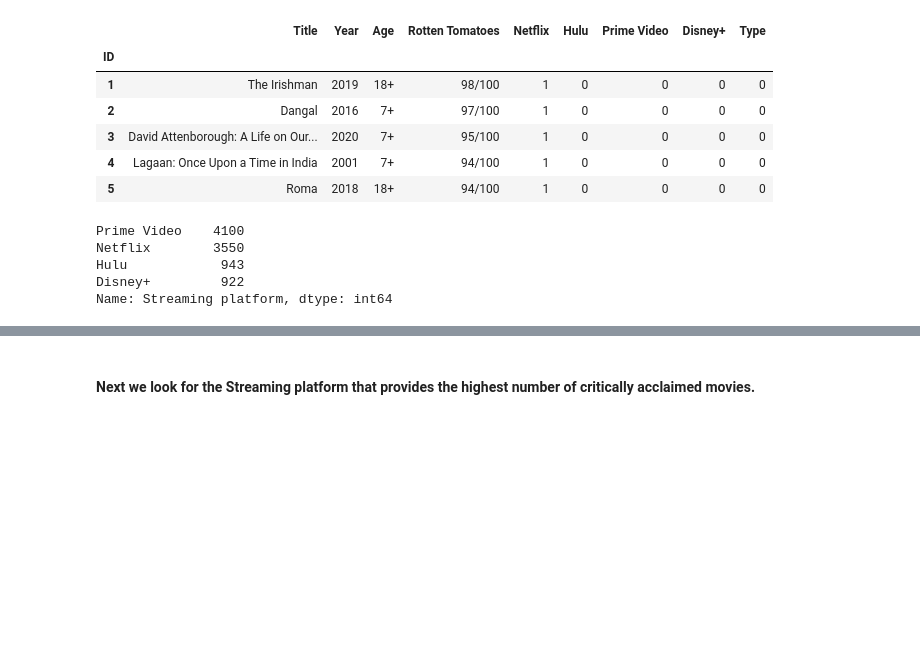
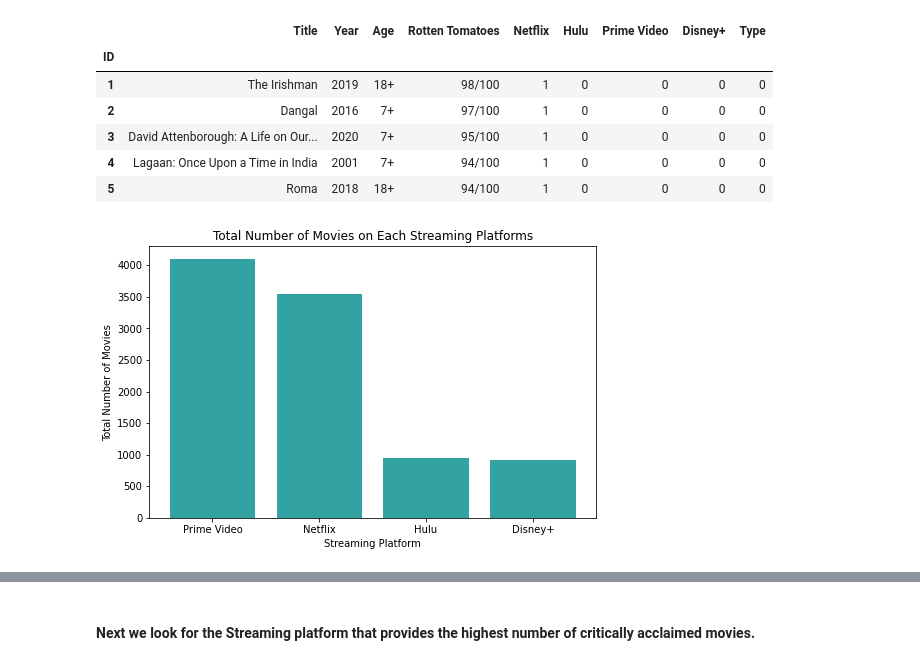
Before and after one commit to jb162/Midterm-Project, a Jupyter notebook: Mahi_project.ipynb, the cells around one changed output, grey strips where cells are left out. Drawn from its saved outputs; the diff is of its cells as text; code cells hidden in the pictures; blank space fills up the shorter version.

```diff
--- a/Mahi_project.ipynb
+++ b/Mahi_project.ipynb
@@ -22,11 +21,16 @@ movies_df.head()
 movies_df['Streaming platform']=''
 for each_platform in ['Netflix', 'Hulu', 'Prime Video', 'Disney+']:
     movies_df.loc[movies_df[each_platform]==1, 'Streaming platform']=each_platform
-# %%
-movies_df['Streaming platform'].value_counts()
-# %% [output]
-Prime Video    4100
-Netflix        3550
-Hulu            943
-Disney+         922
-Name: Streaming platform, dtype: int64
+# %%
+movies_df['Streaming platform'].value_counts()
+Highest_number_of_movies_df = movies_df['Streaming platform'].value_counts().rename_axis('Streaming platform').reset_index(name='Counts')
+fig= plt.figure(figsize=(8,5))
+plt.bar(Highest_number_of_movies_df['Streaming platform'], Highest_number_of_movies_df['Counts'],
+       alpha=0.8,
+       color='darkcyan')
+plt.xlabel('Streaming Platform')
+plt.ylabel('Total Number of Movies')
+plt.title('Total Number of Movies on Each Streaming Platforms')
+plt.show()
+# %% [output]
+[figure, added]
```
Also changed, not shown: parts of 6 cells of this notebook.
